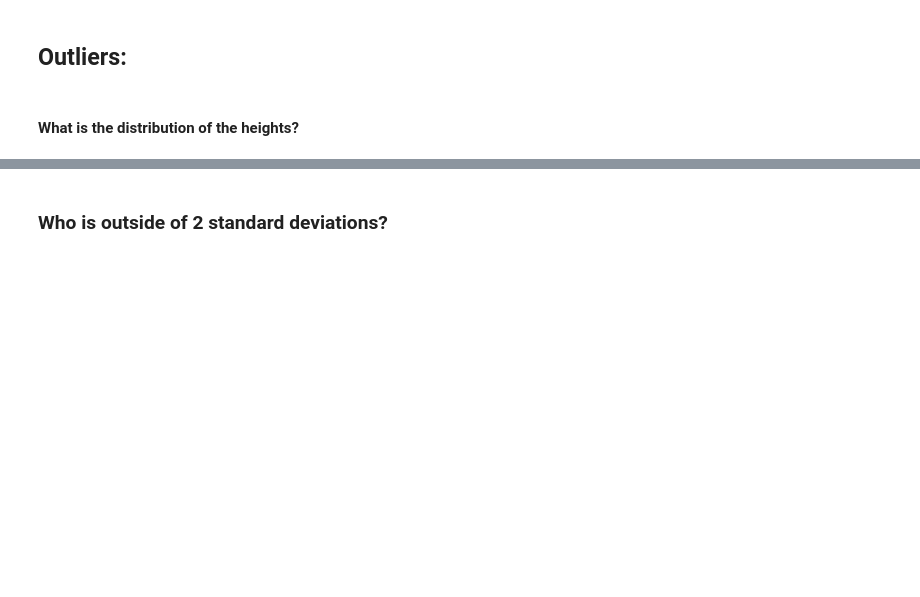
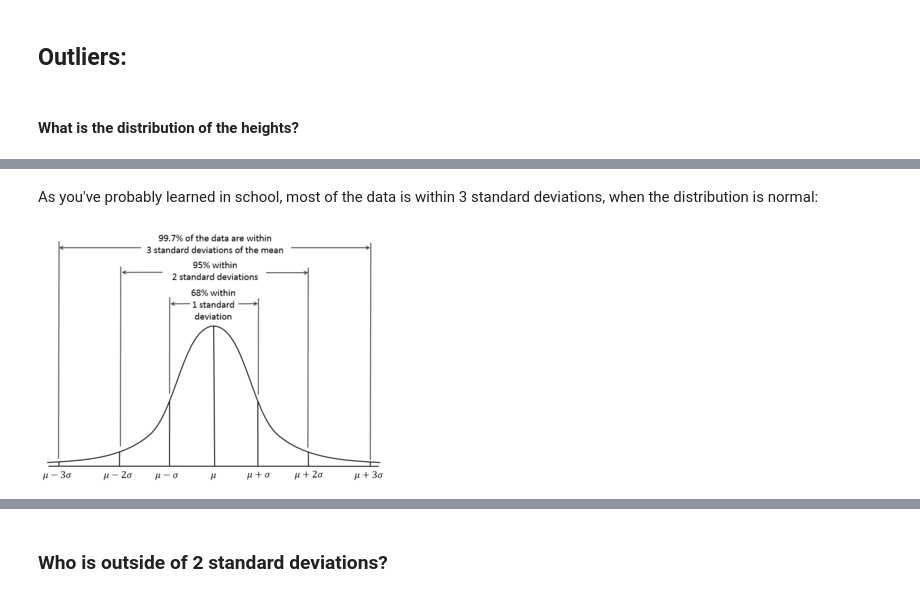
Before and after one commit to hershaw/data-science-101, a Jupyter notebook: course/class2/Diagnosing data .ipynb, the cells around one changed output, grey strips where cells are left out. Drawn from its saved outputs; the diff is of its cells as text; code cells hidden in the pictures; blank space fills up the shorter version.

```diff
--- a/course/class2/Diagnosing data .ipynb
+++ b/course/class2/Diagnosing data .ipynb
@@ -175,0 +225,6 @@ Theory of the normal distribution here
+# %% [markdown]
+As you've probably learned in school, most of the data is within 3 standard deviations, when the distribution is normal:
+# %%
+Image('https://upload.wikimedia.org/wikipedia/commons/thumb/a/a9/Empirical_Rule.PNG/350px-Empirical_Rule.PNG')
+# %% [output]
+[figure, added]
```
Also changed, not shown: parts of 93 cells of this notebook.
